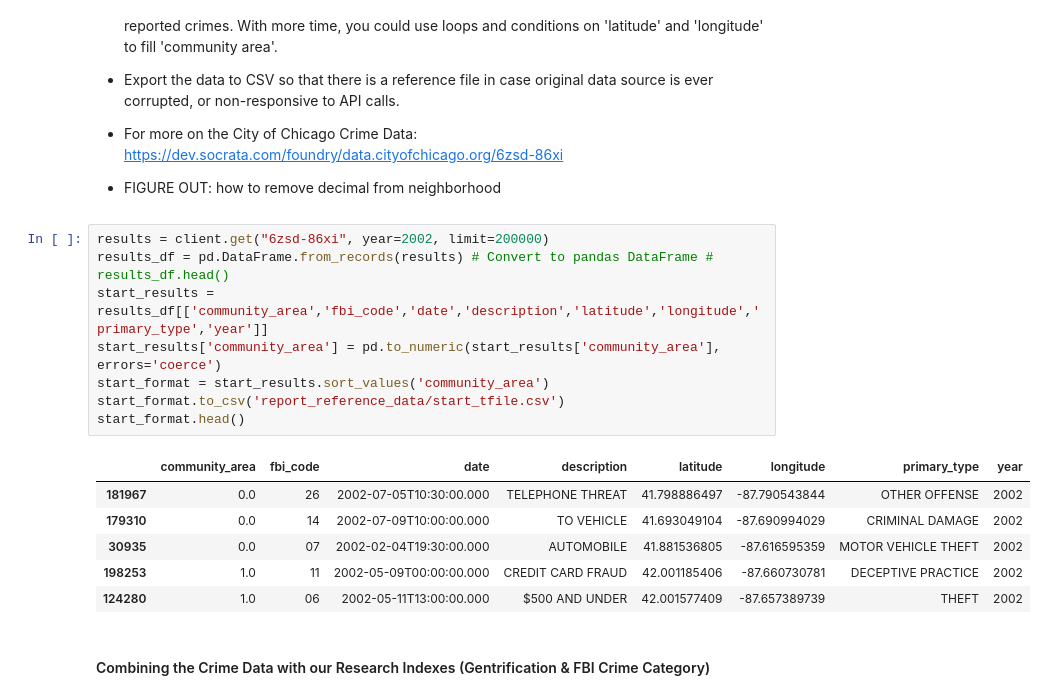
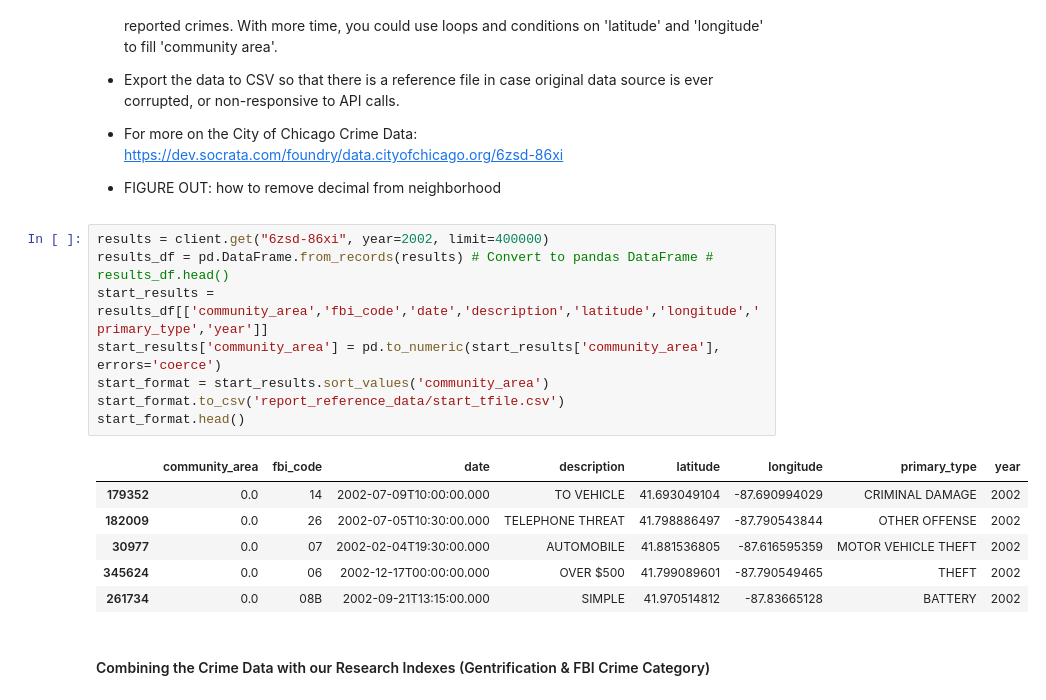
Before and after one commit to ajdeschenes/RuPaulsitory, a Jupyter notebook: crime/chicago_crime_api_json.ipynb, the cells around one changed output. Saved outputs shown, nothing was run; the diff lists cells and outputs as text.

```diff
--- a/crime/chicago_crime_api_json.ipynb
+++ b/crime/chicago_crime_api_json.ipynb
@@ -78,20 +78,20 @@ display(gent_fin.head())
 
 * FIGURE OUT: how to remove decimal from neighborhood
 # %%
-results = client.get("6zsd-86xi", year=2002, limit=200000)
+results = client.get("6zsd-86xi", year=2002, limit=400000)
 results_df = pd.DataFrame.from_records(results) # Convert to pandas DataFrame # results_df.head()
 start_results = results_df[['community_area','fbi_code','date','description','latitude','longitude','primary_type','year']]
 start_results['community_area'] = pd.to_numeric(start_results['community_area'], errors='coerce')
 start_format = start_results.sort_values('community_area')
 start_format.to_csv('report_reference_data/start_tfile.csv')
 start_format.head()
 # %% [output]
 |  | community_area | fbi_code | date | description | latitude | longitude | primary_type | year |
-| 181967 | 0.0 | 26 | 2002-07-05T10:30:00.000 | TELEPHONE THREAT | 41.798886497 | -87.790543844 | OTHER OFFENSE | 2002 |
-| 179310 | 0.0 | 14 | 2002-07-09T10:00:00.000 | TO VEHICLE | 41.693049104 | -87.690994029 | CRIMINAL DAMAGE | 2002 |
-| 30935 | 0.0 | 07 | 2002-02-04T19:30:00.000 | AUTOMOBILE | 41.881536805 | -87.616595359 | MOTOR VEHICLE THEFT | 2002 |
-| 198253 | 1.0 | 11 | 2002-05-09T00:00:00.000 | CREDIT CARD FRAUD | 42.001185406 | -87.660730781 | DECEPTIVE PRACTICE | 2002 |
-| 124280 | 1.0 | 06 | 2002-05-11T13:00:00.000 | $500 AND UNDER | 42.001577409 | -87.657389739 | THEFT | 2002 |
+| 179352 | 0.0 | 14 | 2002-07-09T10:00:00.000 | TO VEHICLE | 41.693049104 | -87.690994029 | CRIMINAL DAMAGE | 2002 |
+| 182009 | 0.0 | 26 | 2002-07-05T10:30:00.000 | TELEPHONE THREAT | 41.798886497 | -87.790543844 | OTHER OFFENSE | 2002 |
+| 30977 | 0.0 | 07 | 2002-02-04T19:30:00.000 | AUTOMOBILE | 41.881536805 | -87.616595359 | MOTOR VEHICLE THEFT | 2002 |
+| 345624 | 0.0 | 06 | 2002-12-17T00:00:00.000 | OVER $500 | 41.799089601 | -87.790549465 | THEFT | 2002 |
+| 261734 | 0.0 | 08B | 2002-09-21T13:15:00.000 | SIMPLE | 41.970514812 | -87.83665128 | BATTERY | 2002 |
 # %% [markdown]
 #### Combining the Crime Data with our Research Indexes (Gentrification & FBI Crime Category)
 # %%
```
Also changed, not shown: parts of 11 cells of this notebook, 10 other files.
